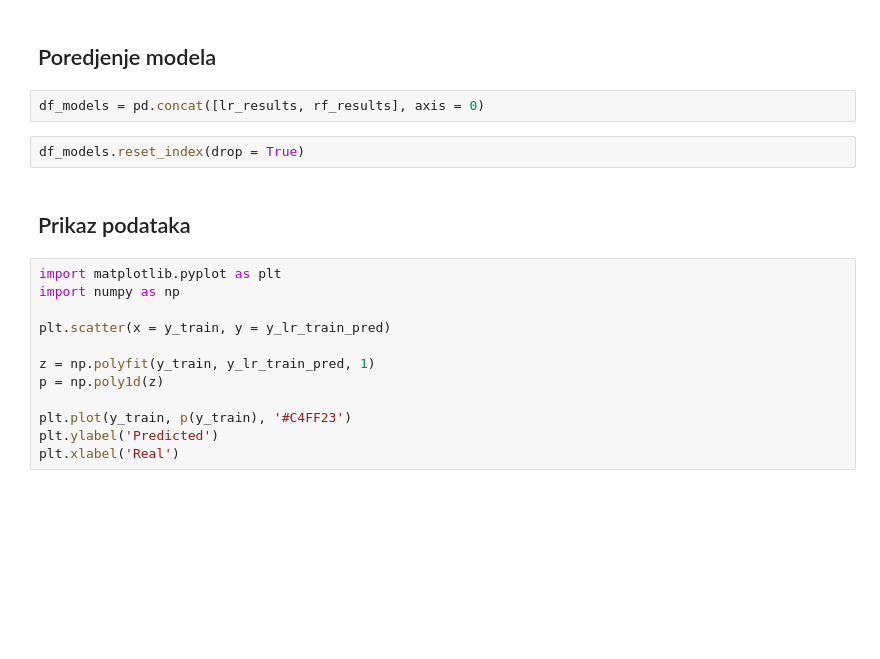
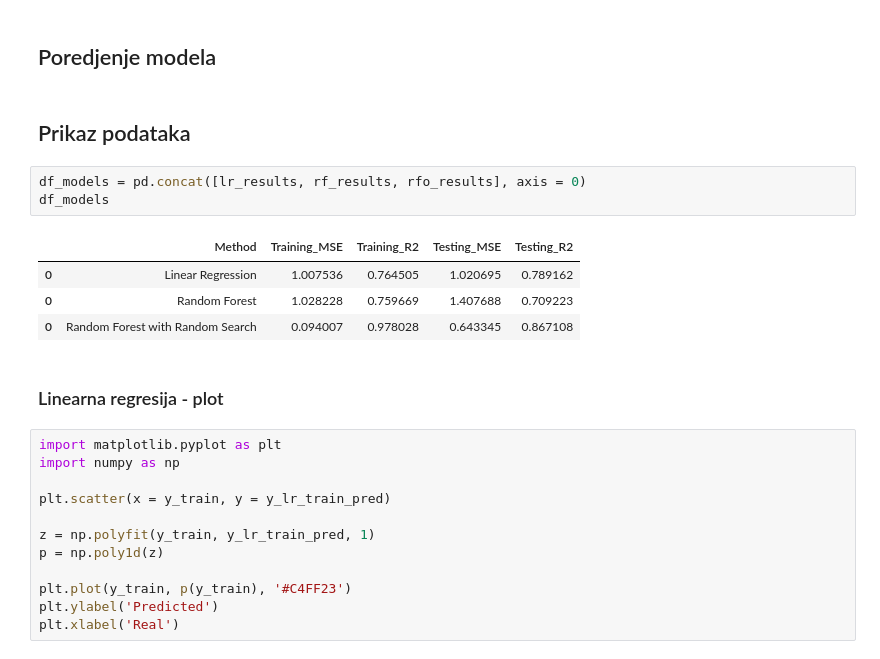
Before and after one commit to anasimicc/Model-molekuli, a Jupyter notebook: Model_molekuli.ipynb, the cells around one changed output. Drawn from its saved outputs; the diff is of its cells as text; blank space fills up the shorter version.

```diff
--- a/Model_molekuli.ipynb
+++ b/Model_molekuli.ipynb
@@ -77,11 +143,17 @@ rf_results.columns = ['Method', 'Training_MSE', 'Training_R2', 'Testing_MSE', 'T
 # %% [markdown]
 ## Poredjenje modela
-# %%
-df_models = pd.concat([lr_results, rf_results], axis = 0)
-# %%
-df_models.reset_index(drop = True)
 # %% [markdown]
 ## Prikaz podataka
+# %%
+df_models = pd.concat([lr_results, rf_results, rfo_results], axis = 0)
+df_models
+# %% [output]
+|  | Method | Training_MSE | Training_R2 | Testing_MSE | Testing_R2 |
+| 0 | Linear Regression | 1.007536 | 0.764505 | 1.020695 | 0.789162 |
+| 0 | Random Forest | 1.028228 | 0.759669 | 1.407688 | 0.709223 |
+| 0 | Random Forest with Random Search | 0.094007 | 0.978028 | 0.643345 | 0.867108 |
+# %% [markdown]
+### Linearna regresija - plot
 # %%
 import matplotlib.pyplot as plt
 import numpy as np
```
Also changed, not shown: parts of 10 cells of this notebook.
